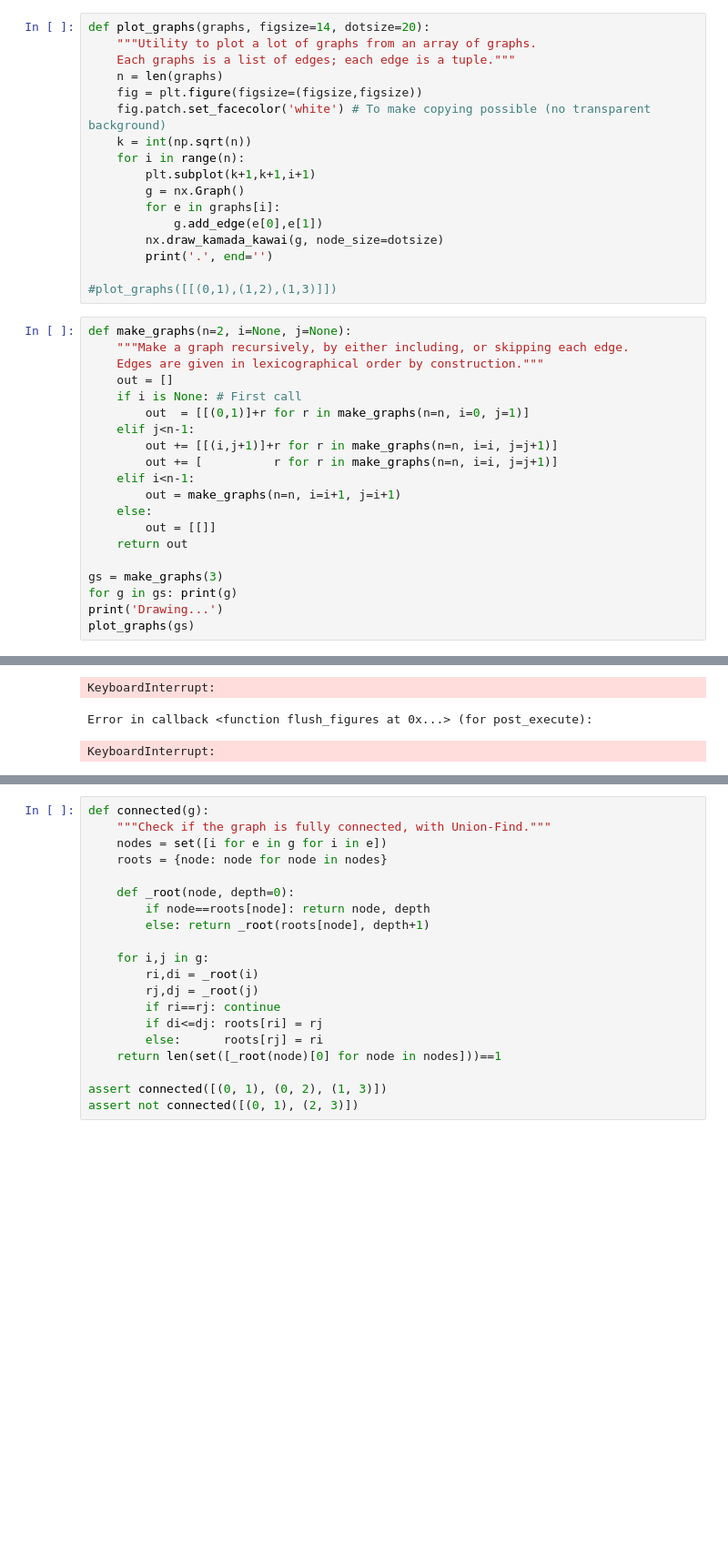
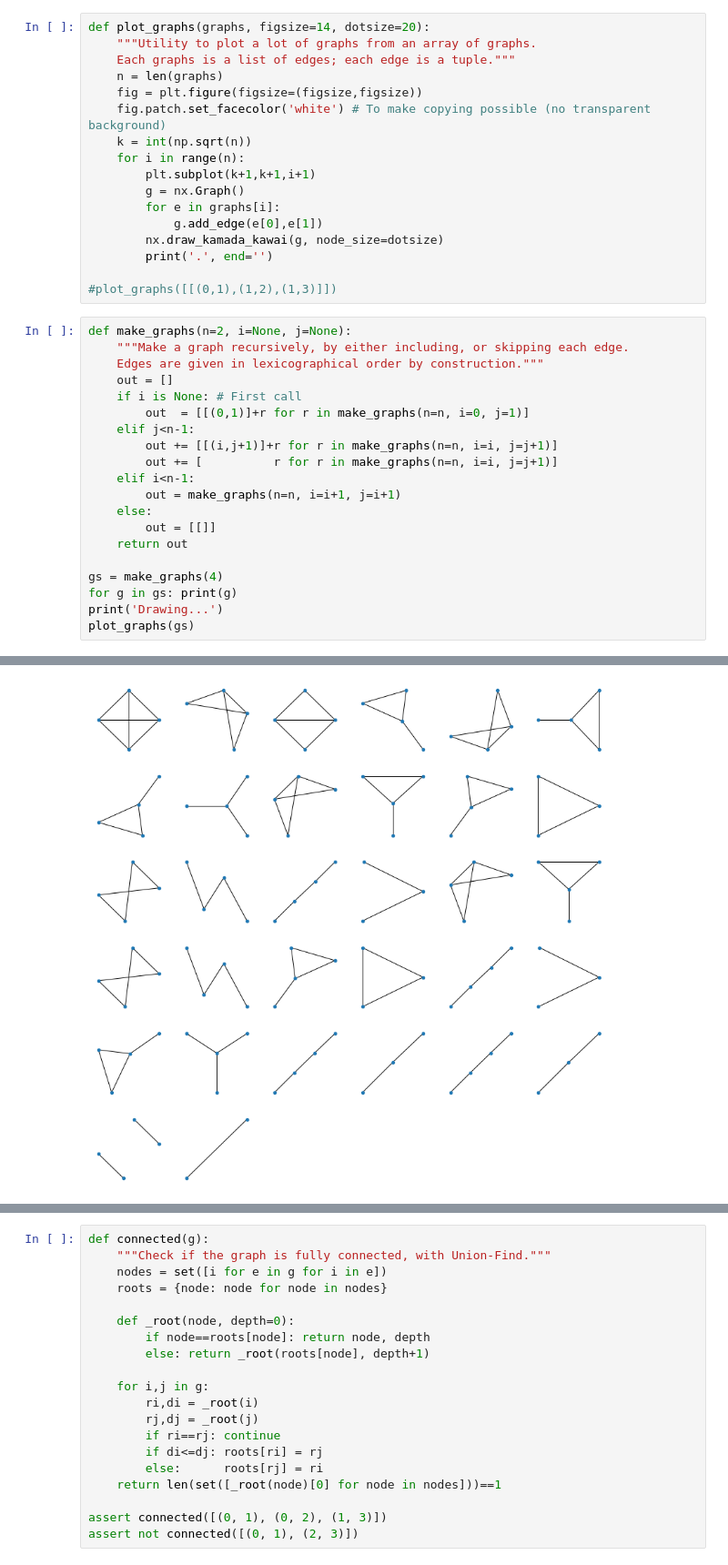
Before and after one commit to Sanskar-16/capstone, a Jupyter notebook: code/plotting-graphs.ipynb, the cells around one changed output, grey strips where cells are left out. Shown: that part at 91% size. Saved outputs shown, nothing was run; the diff lists cells and outputs as text; blank space fills up the shorter version.

Commit message:
completed plotting-graphs and added the png's to the report

```diff
--- a/code/plotting-graphs.ipynb
+++ b/code/plotting-graphs.ipynb
@@ -35,7 +35,7 @@ def make_graphs(n=2, i=None, j=None):
         out = [[]]
     return out
 
-gs = make_graphs(3)
+gs = make_graphs(4)
 for g in gs: print(g)
 print('Drawing...')
 plot_graphs(gs)
@@ -60,6 +60,4 @@ plot_graphs(gs)
-KeyboardInterrupt:
-Error in callback <function flush_figures at 0x...> (for post_execute):
-KeyboardInterrupt:
+[figure, added]
 # %%
 def perm(n, s=None):
     """All permutations of n elements."""
```
Also changed, not shown: parts of 5 cells of this notebook, 2 other files.
